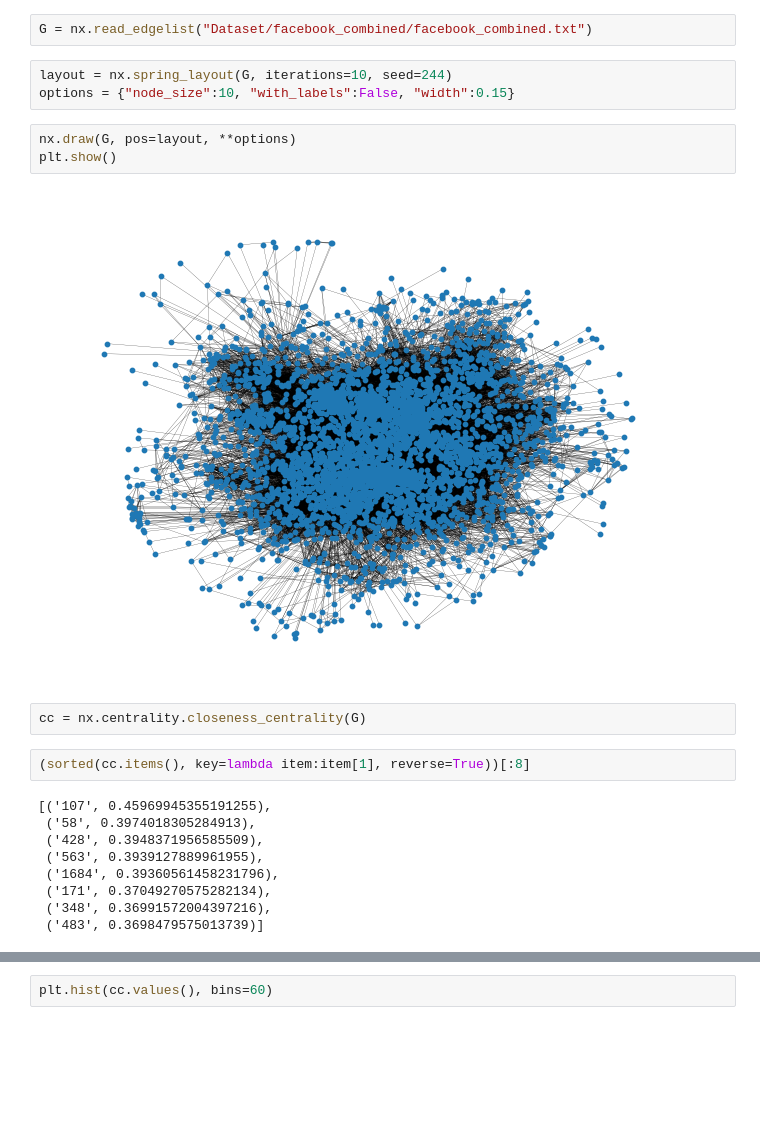
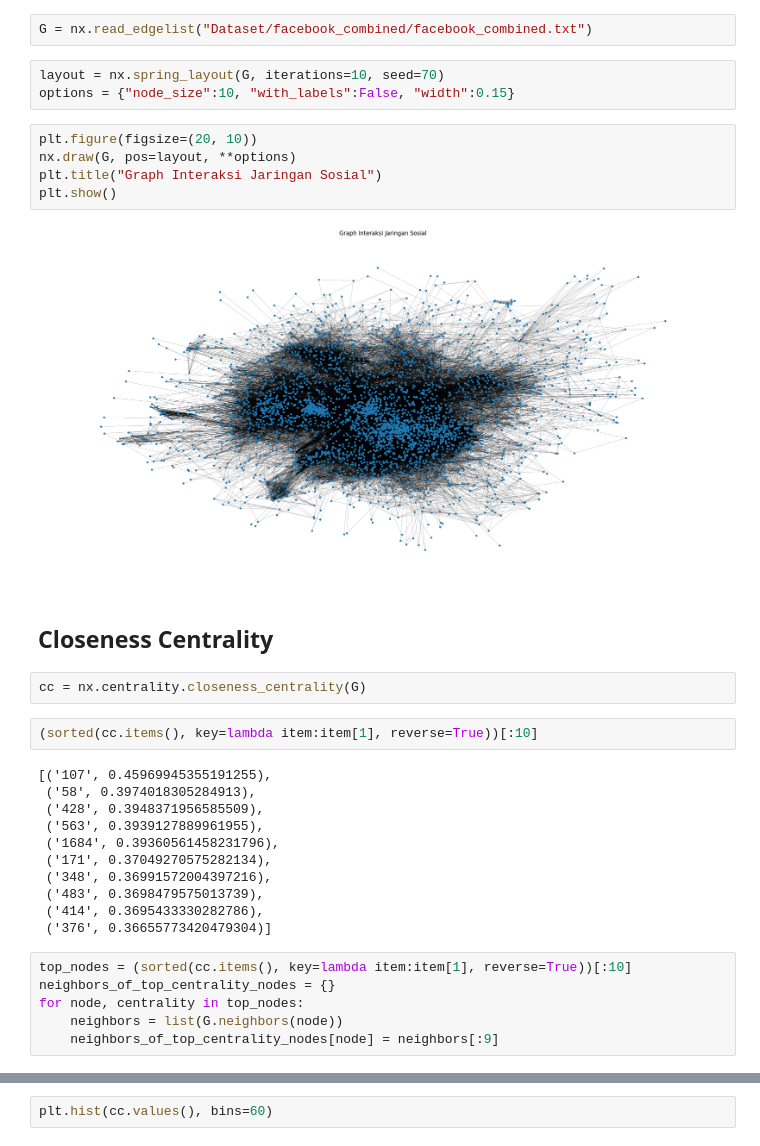
Before and after one commit to GLAZERadr/Social-Network-Analysis-On-Facebook-Dataset, a Jupyter notebook: social-graph.ipynb, the cells around one changed output, grey strips where cells are left out. Drawn from its saved outputs; the diff is of its cells as text; blank space fills up the shorter version.

```diff
--- a/social-graph.ipynb
+++ b/social-graph.ipynb
@@ -4,17 +4,21 @@ import matplotlib.pyplot as plt
 # %%
 G = nx.read_edgelist("Dataset/facebook_combined/facebook_combined.txt")
 # %%
-layout = nx.spring_layout(G, iterations=10, seed=244)
+layout = nx.spring_layout(G, iterations=10, seed=70)
 options = {"node_size":10, "with_labels":False, "width":0.15}
 # %%
+plt.figure(figsize=(20, 10))
 nx.draw(G, pos=layout, **options)
+plt.title("Graph Interaksi Jaringan Sosial")
 plt.show()
 # %% [output]
-[figure, old version]
+[figure, new version]
+# %% [markdown]
+## Closeness Centrality
 # %%
 cc = nx.centrality.closeness_centrality(G)
 # %%
-(sorted(cc.items(), key=lambda item:item[1], reverse=True))[:8]
+(sorted(cc.items(), key=lambda item:item[1], reverse=True))[:10]
 # %% [output]
 [('107', 0.45969945355191255),
  ('58', 0.3974018305284913),
@@ -23,4 +27,12 @@ cc = nx.centrality.closeness_centrality(G)
  ('1684', 0.39360561458231796),
  ('171', 0.37049270575282134),
  ('348', 0.36991572004397216),
- ('483', 0.3698479575013739)]
+ ('483', 0.3698479575013739),
+ ('414', 0.3695433330282786),
+ ('376', 0.36655773420479304)]
+# %%
+top_nodes = (sorted(cc.items(), key=lambda item:item[1], reverse=True))[:10]
+neighbors_of_top_centrality_nodes = {}
+for node, centrality in top_nodes:
+    neighbors = list(G.neighbors(node))
+    neighbors_of_top_centrality_nodes[node] = neighbors[:9]
```
Also changed, not shown: parts of 7 cells of this notebook.
